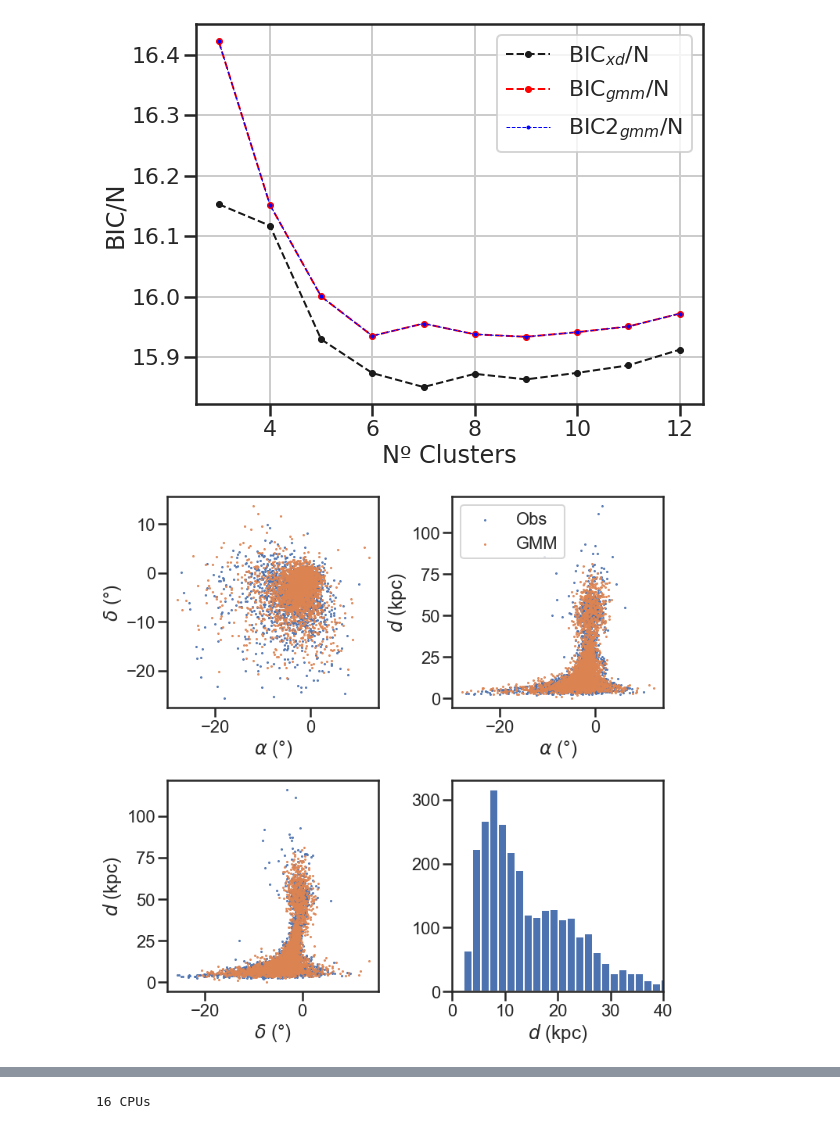
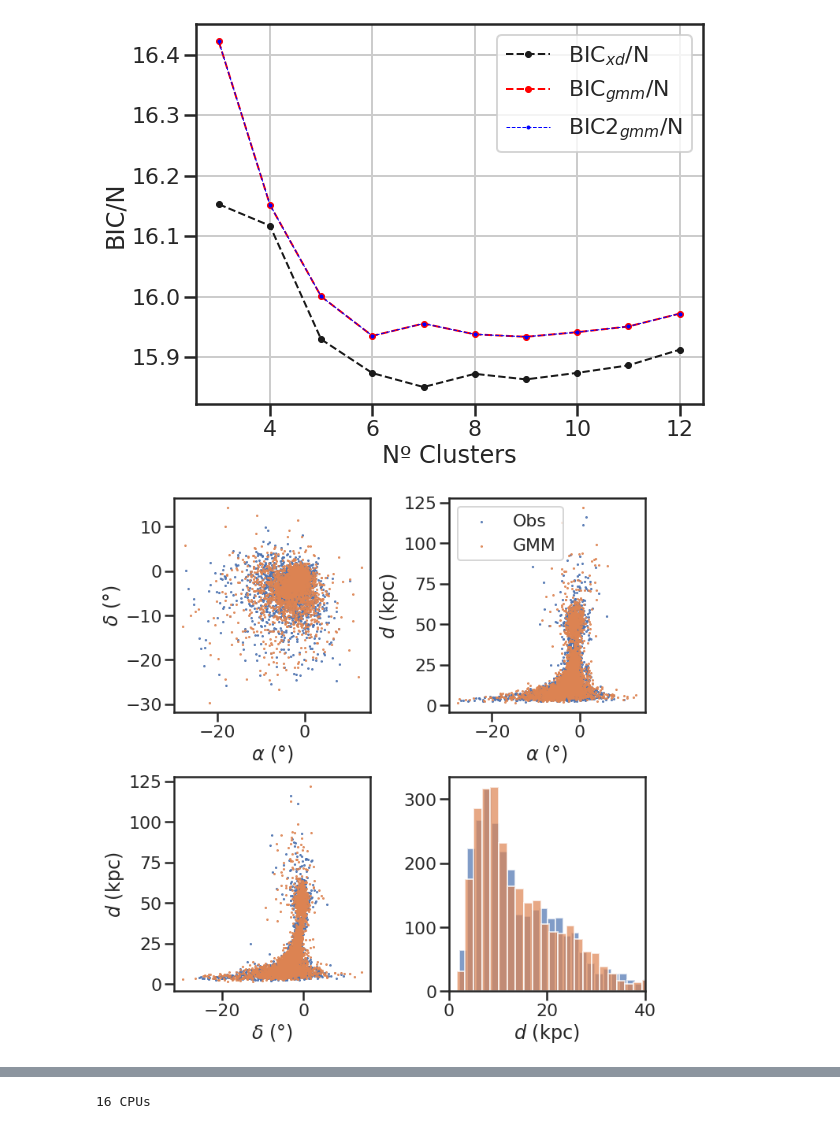
Before and after one commit to bdominguez13/stream_memb, a Jupyter notebook: Price+2019/Pal5.ipynb, the cells around one changed output, grey strips where cells are left out. Cells and saved outputs as stored; diff of their text form; code cells hidden in the pictures.

```diff
--- a/Price+2019/Pal5.ipynb
+++ b/Price+2019/Pal5.ipynb
@@ -119,7 +206,7 @@ diag = np.arange(X.shape[-1])
 Xerr[:, diag, diag] = np.vstack([e_pmra_out**2, e_pmdec_out**2, e_d_out**2]).T
 
 #Busco mejor numero de gaussianas
-def compute_XDGMM(N, max_iter=1000):
+def compute_XDGMM(N, max_iter=100):
     models = [None for n in N]
     for i in range(len(N)):
         print("N =", N[i])
@@ -195,42 +282,44 @@ BIC_gmm: n_components =  9
 # %%
 #Comparo modelo del fondo con los datos
 sample = gmm_best.sample(ra_out.size)
 
-fig=plt.figure(1,figsize=(10,10))
-fig.subplots_adjust(wspace=0.35,hspace=0.34,top=0.95,bottom=0.07,left=0.07,right=0.95)
-ax=fig.add_subplot(221)
-ax.scatter(pmra_out, pmdec_out, s=1, label='Obs')
-ax.scatter(sample[0][:,0], sample[0][:,1], s=1, label='GMM')
-# ax.legend()
-ax.set_xlabel('$\\alpha$ (°)')
-ax.set_ylabel('$\delta$ (°)')
-# ax.set_xlim([-5,1])
-# ax.set_ylim([-5,1])
+fig5=plt.figure(5,figsize=(10,10))
+fig5.subplots_adjust(wspace=0.4,hspace=0.3,top=0.98,bottom=0.11,left=0.14,right=0.97)
+ax5=fig5.add_subplot(221)
+ax5.scatter(pmra_out, pmdec_out, s=1, label='Obs')
+ax5.scatter(sample[0][:,0], sample[0][:,1], s=1, label='GMM')
+# ax5.legend()
+ax5.set_xlabel('$\\alpha$ (°)')
+ax5.set_ylabel('$\delta$ (°)')
+# ax5.set_xlim([-5,1])
+# ax5.set_ylim([-5,1])
 
-ax=fig.add_subplot(222)
-ax.scatter(pmra_out, d_out, s=1, label='Obs')
-ax.scatter(sample[0][:,0], sample[0][:,2], s=1, label='GMM')
-ax.legend()
-ax.set_xlabel('$\\alpha$ (°)')
-ax.set_ylabel('$d$ (kpc)')
-# ax.set_xlim([-5,1])
-# ax.set_ylim([-5,1])
+ax5=fig5.add_subplot(222)
+ax5.scatter(pmra_out, d_out, s=1, label='Obs')
+ax5.scatter(sample[0][:,0], sample[0][:,2], s=1, label='GMM')
+ax5.legend()
+ax5.set_xlabel('$\\alpha$ (°)')
+ax5.set_ylabel('$d$ (kpc)')
+# ax5.set_xlim([-5,1])
+# ax5.set_ylim([-5,1])
 
-ax=fig.add_subplot(223)
-ax.scatter(pmdec_out, d_out, s=1, label='Obs')
-ax.scatter(sample[0][:,1], sample[0][:,2], s=1, label='GMM')
-ax.set_xlabel('$\delta$ (°)')
-ax.set_ylabel('$d$ (kpc)')
-# ax.set_xlim([-5,1])
-# ax.set_ylim([-5,1])
+ax5=fig5.add_subplot(223)
+ax5.scatter(pmdec_out, d_out, s=1, label='Obs')
+ax5.scatter(sample[0][:,1], sample[0][:,2], s=1, label='GMM')
+ax5.set_xlabel('$\delta$ (°)')
+ax5.set_ylabel('$d$ (kpc)')
+# ax5.set_xlim([-5,1])
+# ax5.set_ylim([-5,1])
 
-ax=fig.add_subplot(224)
-ax.hist(d_out,bins=70)
-ax.hist(sample[0][:,2],bins=70)
-ax.set_xlim(0,40.)
-ax.set_xlabel('$d$ (kpc)');
+ax5=fig5.add_subplot(224)
+ax5.hist(d_out,bins=70, alpha=0.7)
+ax5.hist(sample[0][:,2],bins=70, alpha=0.7)
+ax5.set_xlim(0,40.)
+ax5.set_xlabel('$d$ (kpc)');
+
+fig5.savefig('pg_sample.png')
 # %% [output]
-[figure, old version]
+[figure, new version]
 # %%
 #Defino vector de valores y matriz de covarianza del stream
 y = np.array([pmphi1.value, pmphi2.value, d])
```
Also changed, not shown: parts of 7 cells of this notebook.
